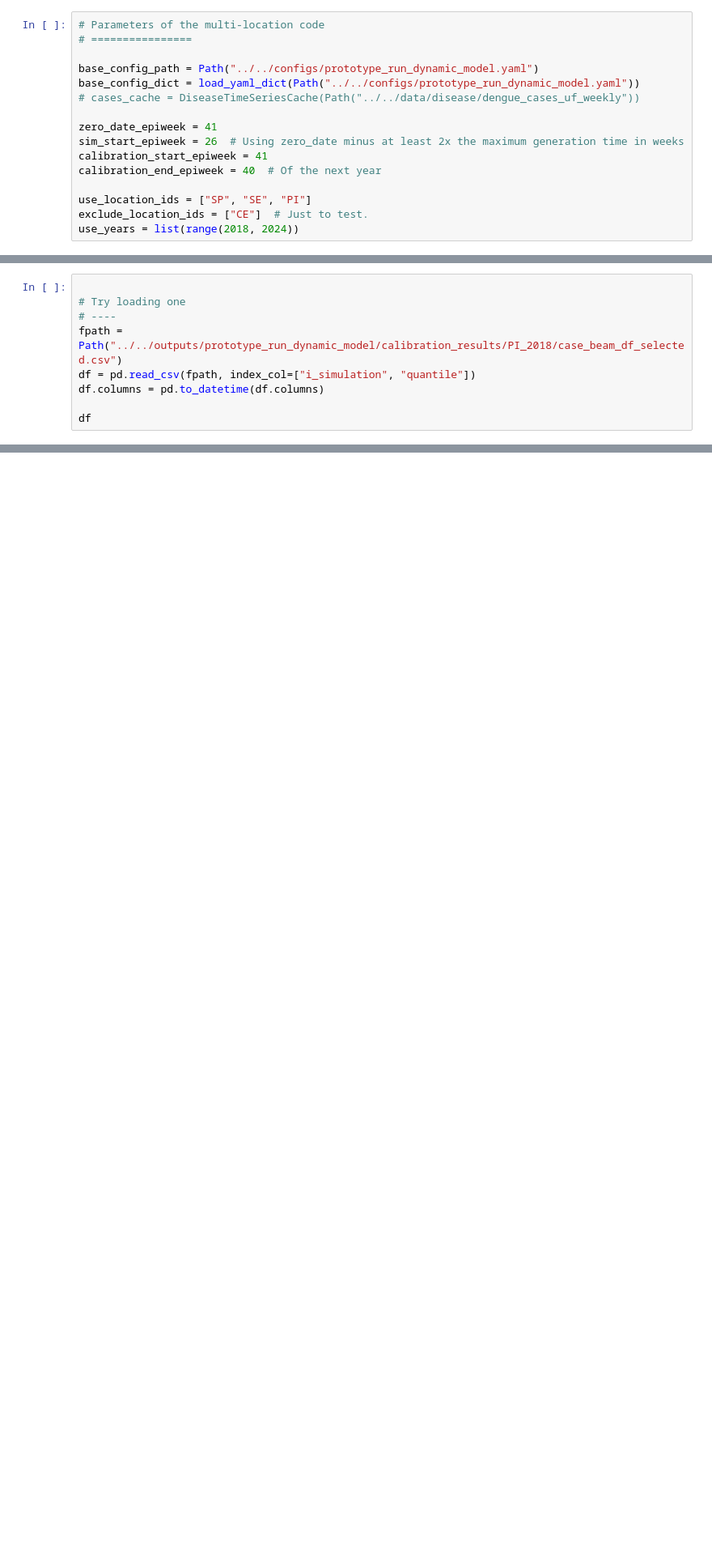
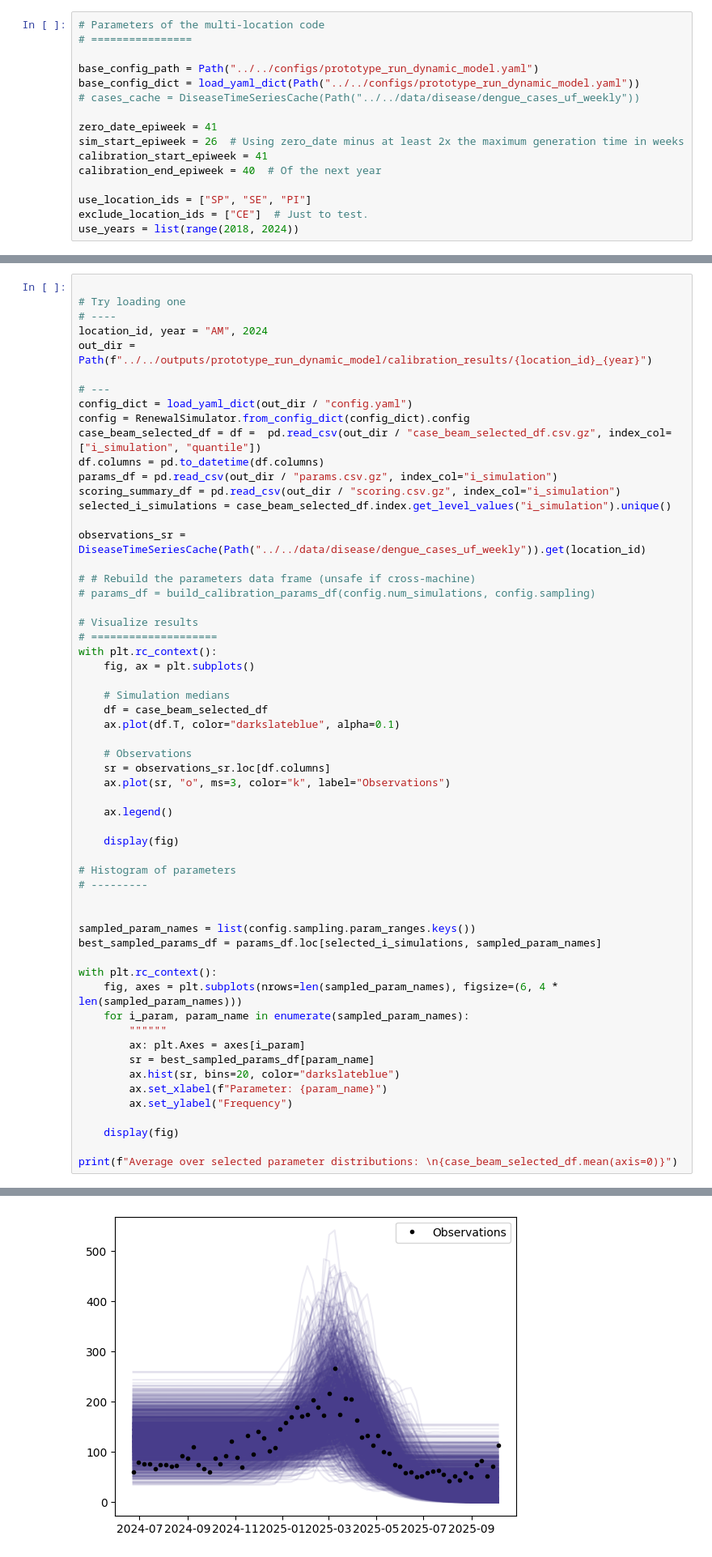
Before and after one commit to InfraMIND-models/3rd_imdc_ifgw_inframind-proteus, a Jupyter notebook: src/prototypes/run_multiple_locations.ipynb, the cells around one changed output, grey strips where cells are left out. Shown at 81% size. Cells and saved outputs as stored; diff of their text form; blank space fills up the shorter version.

Commit message:
Analyze prototype: Multiple locations

```diff
--- a/src/prototypes/run_multiple_locations.ipynb
+++ b/src/prototypes/run_multiple_locations.ipynb
@@ -166,9 +151,58 @@ Done all simulations!
 
 # Try loading one
 # ----
-fpath = Path("../../outputs/prototype_run_dynamic_model/calibration_results/PI_2018/case_beam_df_selected.csv")
-df = pd.read_csv(fpath, index_col=["i_simulation", "quantile"])
+location_id, year = "AM", 2024
+out_dir = Path(f"../../outputs/prototype_run_dynamic_model/calibration_results/{location_id}_{year}")
+
+# ---
+config_dict = load_yaml_dict(out_dir / "config.yaml")
+config = RenewalSimulator.from_config_dict(config_dict).config
+case_beam_selected_df = df =  pd.read_csv(out_dir / "case_beam_selected_df.csv.gz", index_col=["i_simulation", "quantile"])
 df.columns = pd.to_datetime(df.columns)
+params_df = pd.read_csv(out_dir / "params.csv.gz", index_col="i_simulation")
+scoring_summary_df = pd.read_csv(out_dir / "scoring.csv.gz", index_col="i_simulation")
+selected_i_simulations = case_beam_selected_df.index.get_level_values("i_simulation").unique()
 
-df
+observations_sr = DiseaseTimeSeriesCache(Path("../../data/disease/dengue_cases_uf_weekly")).get(location_id)
+
+# # Rebuild the parameters data frame (unsafe if cross-machine)
+# params_df = build_calibration_params_df(config.num_simulations, config.sampling)
+
+# Visualize results
+# ====================
+with plt.rc_context():
+    fig, ax = plt.subplots()
+
+    # Simulation medians
+    df = case_beam_selected_df
+    ax.plot(df.T, color="darkslateblue", alpha=0.1)
+
+    # Observations
+    sr = observations_sr.loc[df.columns]
+    ax.plot(sr, "o", ms=3, color="k", label="Observations")
+
+    ax.legend()
+
+    display(fig)
+
+# Histogram of parameters
+# ---------
+
+
+sampled_param_names = list(config.sampling.param_ranges.keys())
+best_sampled_params_df = params_df.loc[selected_i_simulations, sampled_param_names]
+
+with plt.rc_context():
+    fig, axes = plt.subplots(nrows=len(sampled_param_names), figsize=(6, 4 * len(sampled_param_names)))
+    for i_param, param_name in enumerate(sampled_param_names):
+        """"""
+        ax: plt.Axes = axes[i_param]
+        sr = best_sampled_params_df[param_name]
+        ax.hist(sr, bins=20, color="darkslateblue")
+        ax.set_xlabel(f"Parameter: {param_name}")
+        ax.set_ylabel("Frequency")
+
+    display(fig)
+
+print(f"Average over selected parameter distributions: \n{case_beam_selected_df.mean(axis=0)}")
 # %% [output]
@@ -186,0 +209 @@ df
+[figure, added]
```
Also changed, not shown: parts of 3 cells of this notebook, 8 other files.
